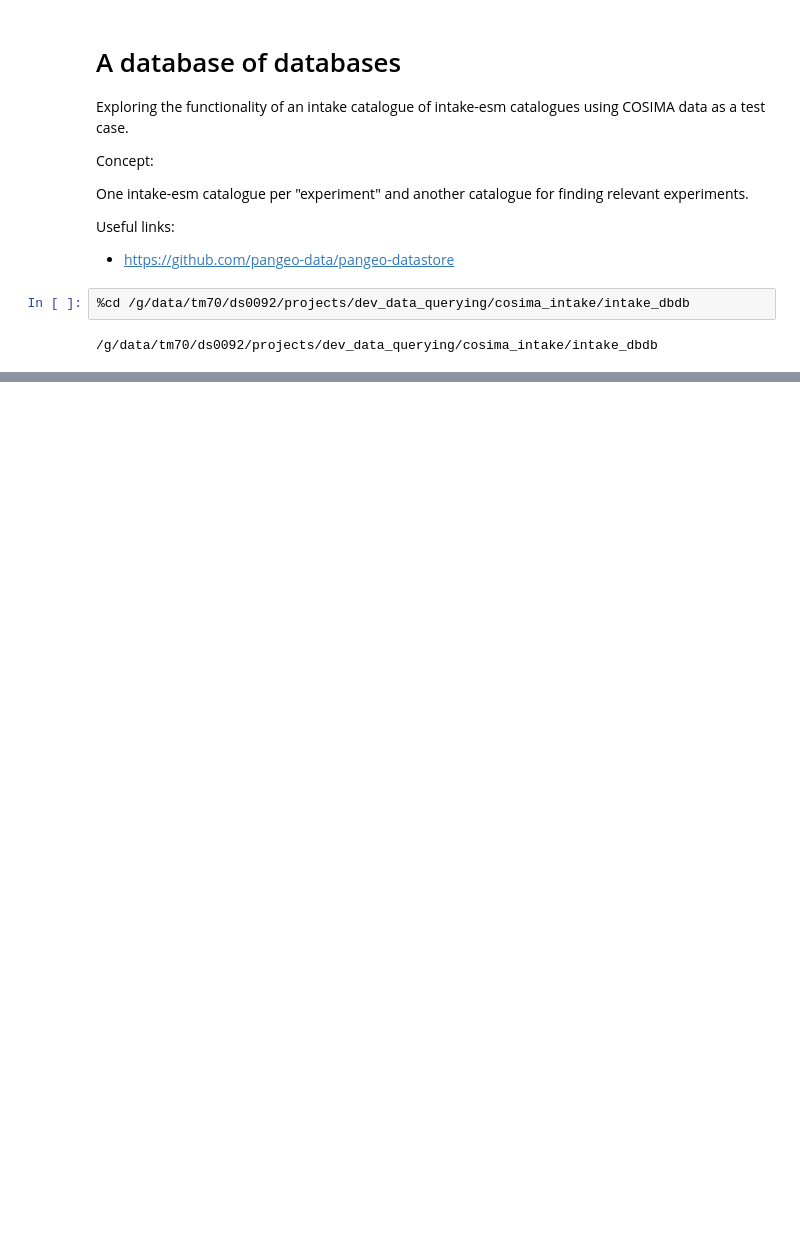
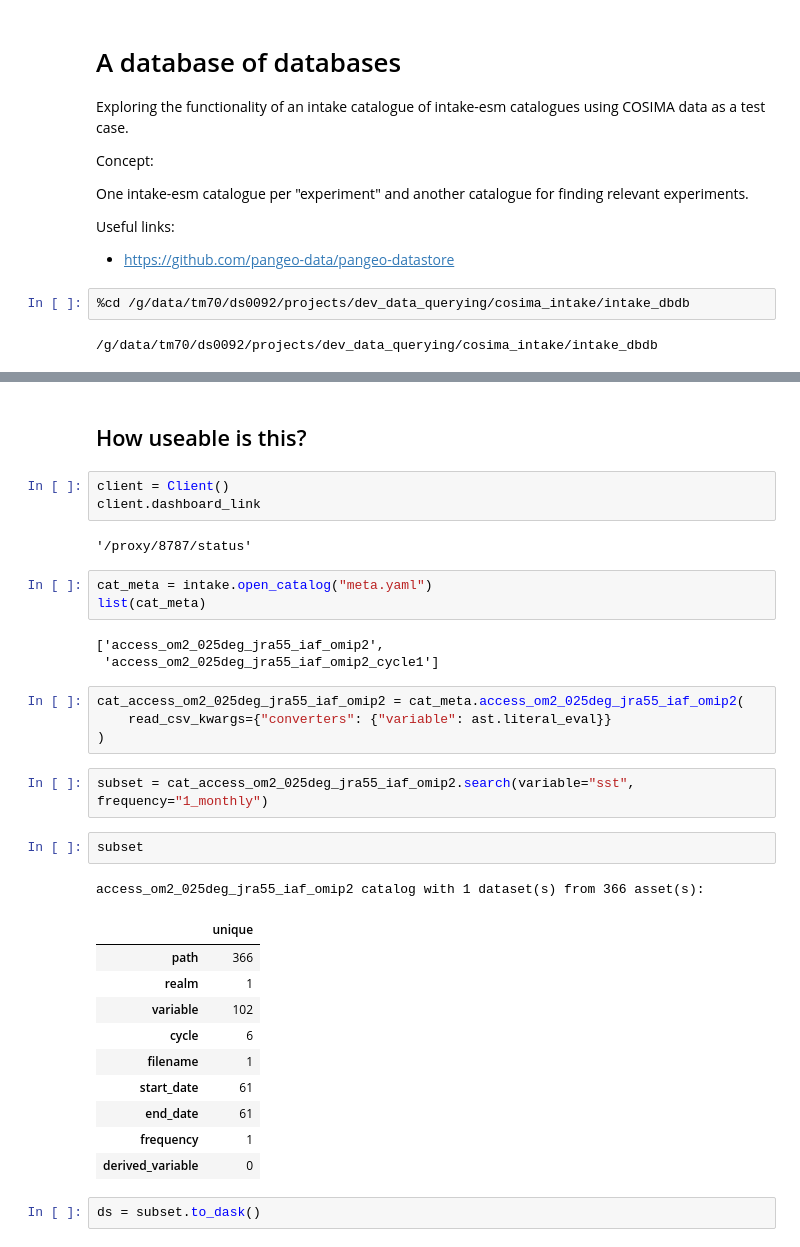
Before and after one commit to ACCESS-NRI/dev_data_querying, a Jupyter notebook: cosima_intake/intake_dbdb/dbdb.ipynb, the cells around one changed output, grey strips where cells are left out. Saved outputs shown, nothing was run; the diff lists cells and outputs as text; blank space fills up the shorter version.

Commit message:
intake of intake-esm

```diff
--- a/cosima_intake/intake_dbdb/dbdb.ipynb
+++ b/cosima_intake/intake_dbdb/dbdb.ipynb
@@ -169,0 +38,35 @@ Wall time: 8.65 s
+# %% [markdown]
+## How useable is this?
+# %%
+client = Client()
+client.dashboard_link
+# %% [output]
+'/proxy/8787/status'
+# %%
+cat_meta = intake.open_catalog("meta.yaml")
+list(cat_meta)
+# %% [output]
+['access_om2_025deg_jra55_iaf_omip2',
+ 'access_om2_025deg_jra55_iaf_omip2_cycle1']
+# %%
+cat_access_om2_025deg_jra55_iaf_omip2 = cat_meta.access_om2_025deg_jra55_iaf_omip2(
+    read_csv_kwargs={"converters": {"variable": ast.literal_eval}}
+)
+# %%
+subset = cat_access_om2_025deg_jra55_iaf_omip2.search(variable="sst", frequency="1_monthly")
+# %%
+subset
+# %% [output]
+access_om2_025deg_jra55_iaf_omip2 catalog with 1 dataset(s) from 366 asset(s):
+|  | unique |
+| path | 366 |
+| realm | 1 |
+| variable | 102 |
+| cycle | 6 |
+| filename | 1 |
+| start_date | 61 |
+| end_date | 61 |
+| frequency | 1 |
+| derived_variable | 0 |
+# %%
+ds = subset.to_dask()
```
Also changed, not shown: parts of 13 cells of this notebook, 14 other files.
